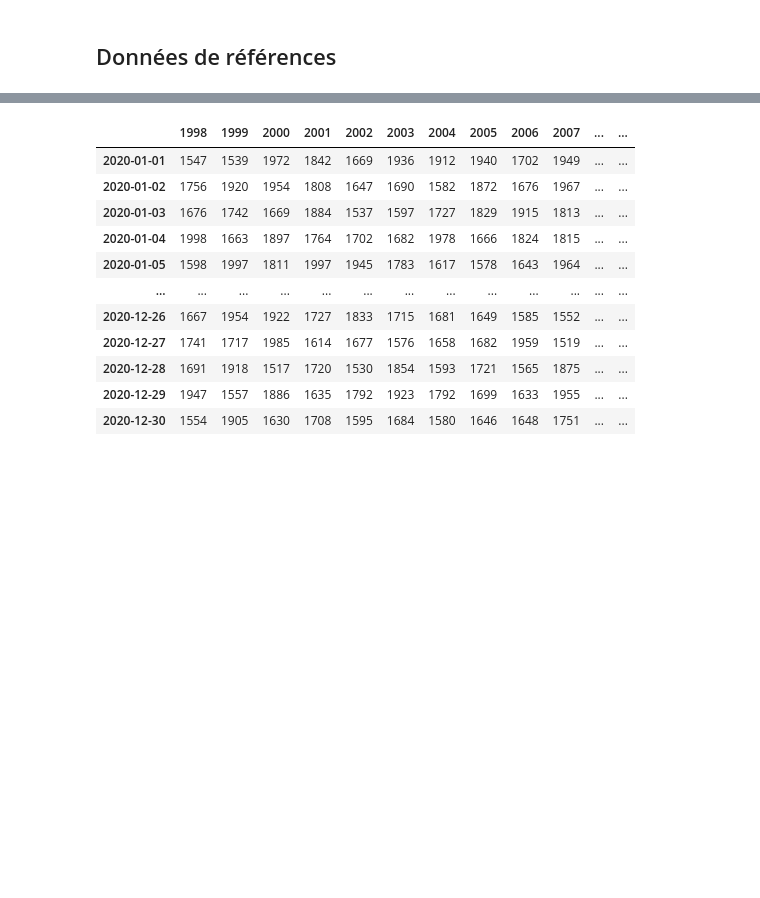
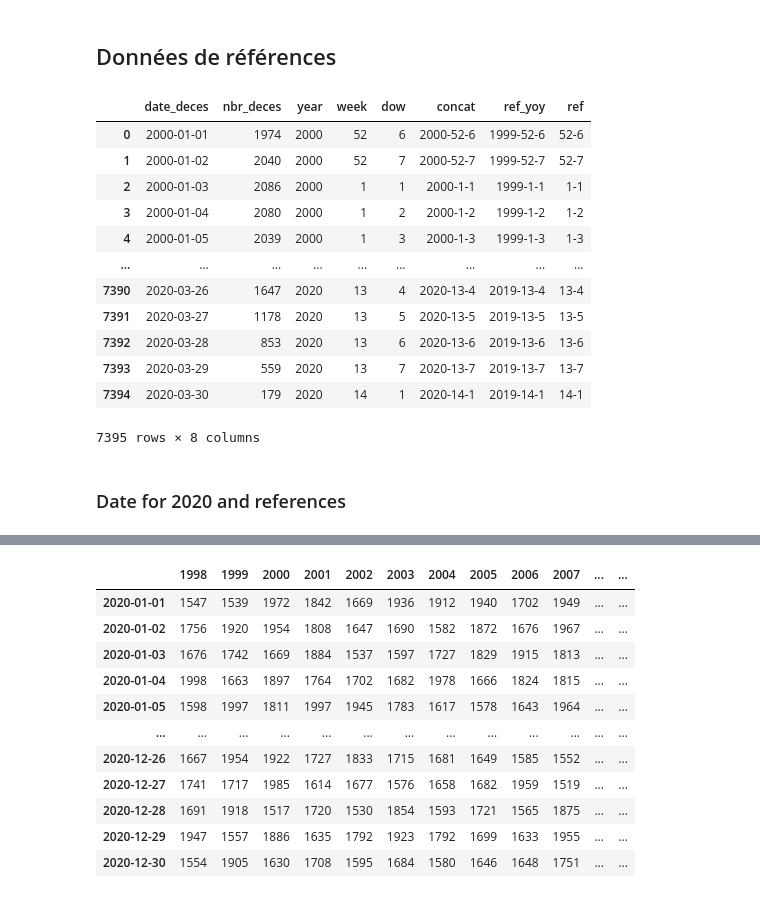
Before and after one commit to makiwara-fr/covid19-analyse, a Jupyter notebook: fr_deaths.ipynb, the cells around one changed output, grey strips where cells are left out. Drawn from its saved outputs; the diff is of its cells as text; code cells hidden in the pictures; blank space fills up the shorter version.

```diff
--- a/fr_deaths.ipynb
+++ b/fr_deaths.ipynb
@@ -124,0 +142,18 @@ df_wp
+# %%
+df_histo_csv
+# %% [output]
+|  | date_deces | nbr_deces | year | week | dow | concat | ref_yoy | ref |
+| 0 | 2000-01-01 | 1974 | 2000 | 52 | 6 | 2000-52-6 | 1999-52-6 | 52-6 |
+| 1 | 2000-01-02 | 2040 | 2000 | 52 | 7 | 2000-52-7 | 1999-52-7 | 52-7 |
+| 2 | 2000-01-03 | 2086 | 2000 | 1 | 1 | 2000-1-1 | 1999-1-1 | 1-1 |
+| 3 | 2000-01-04 | 2080 | 2000 | 1 | 2 | 2000-1-2 | 1999-1-2 | 1-2 |
+| 4 | 2000-01-05 | 2039 | 2000 | 1 | 3 | 2000-1-3 | 1999-1-3 | 1-3 |
+| ... | ... | ... | ... | ... | ... | ... | ... | ... |
+| 7390 | 2020-03-26 | 1647 | 2020 | 13 | 4 | 2020-13-4 | 2019-13-4 | 13-4 |
+| 7391 | 2020-03-27 | 1178 | 2020 | 13 | 5 | 2020-13-5 | 2019-13-5 | 13-5 |
+| 7392 | 2020-03-28 | 853 | 2020 | 13 | 6 | 2020-13-6 | 2019-13-6 | 13-6 |
+| 7393 | 2020-03-29 | 559 | 2020 | 13 | 7 | 2020-13-7 | 2019-13-7 | 13-7 |
+| 7394 | 2020-03-30 | 179 | 2020 | 14 | 1 | 2020-14-1 | 2019-14-1 | 14-1 |
+7395 rows × 8 columns
+# %% [markdown]
+### Date for 2020 and references
```
Also changed, not shown: parts of 8 cells of this notebook, 2 other files.
